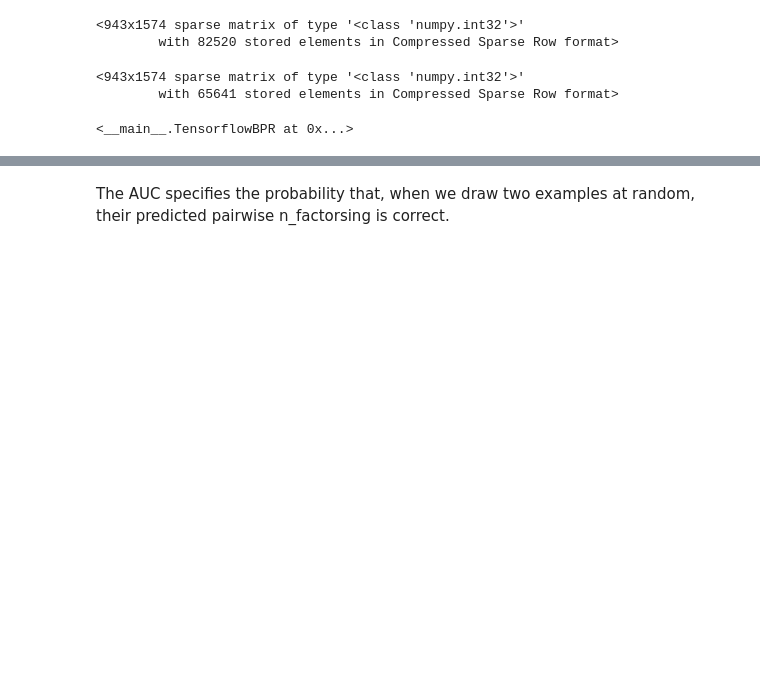
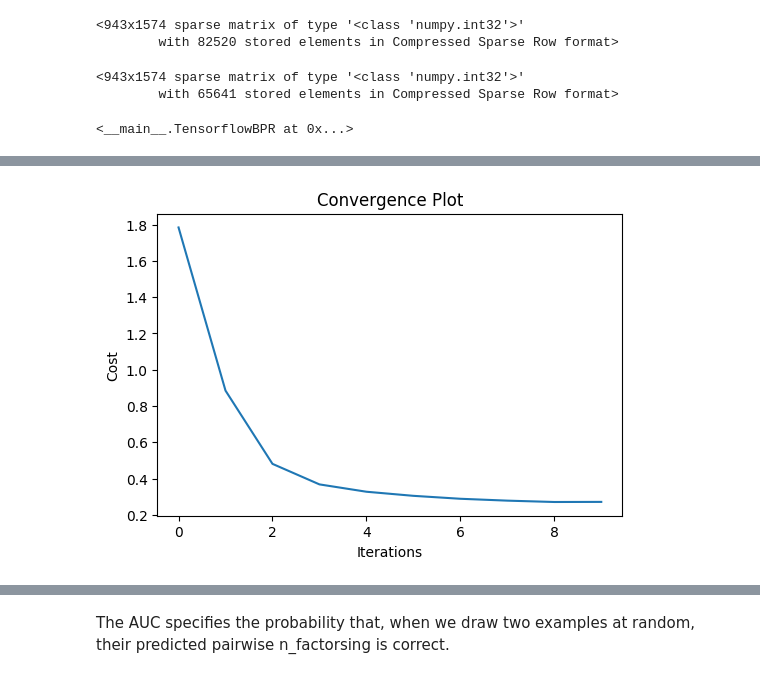
Before and after one commit to ethen8181/programming, a Jupyter notebook: recommendation/implicit_feedback/tensorflow.ipynb, the cells around one changed output, grey strips where cells are left out. Drawn from its saved outputs; the diff is of its cells as text; code cells hidden in the pictures; blank space fills up the shorter version.

```diff
--- a/recommendation/implicit_feedback/tensorflow.ipynb
+++ b/recommendation/implicit_feedback/tensorflow.ipynb
@@ -238,7 +311,7 @@ bpr_params = {
     'learning_rate': 0.05,
     'n_iters': 10,
     'reg': 0.01,
-    'n_batches': 2000
+    'n_batch_size': 2000
 }
 
 tf_bpr = TensorflowBPR(**bpr_params)
@@ -268,2 +341,15 @@ print(auc_score(tf_bpr, test))
+# %%
+import matplotlib.pyplot as plt
+%matplotlib inline
+plt.rcParams['figure.figsize'] = 6, 4
+plt.rcParams['font.size'] = 10
+
+plt.plot(tf_bpr.history)
+plt.title('Convergence Plot')
+plt.xlabel('Iterations')
+plt.ylabel('Cost')
+plt.show()
+# %% [output]
+[figure, added]
 # %%
 hi
```
Also changed, not shown: parts of 14 cells of this notebook, 9 other files.
